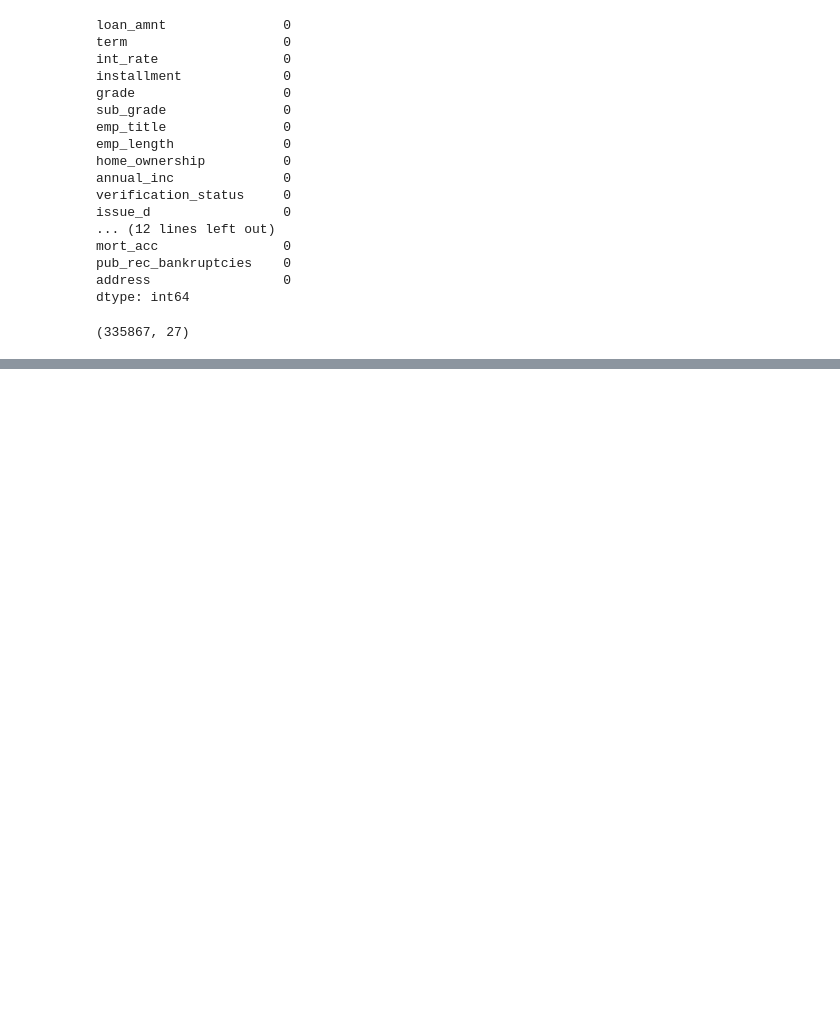
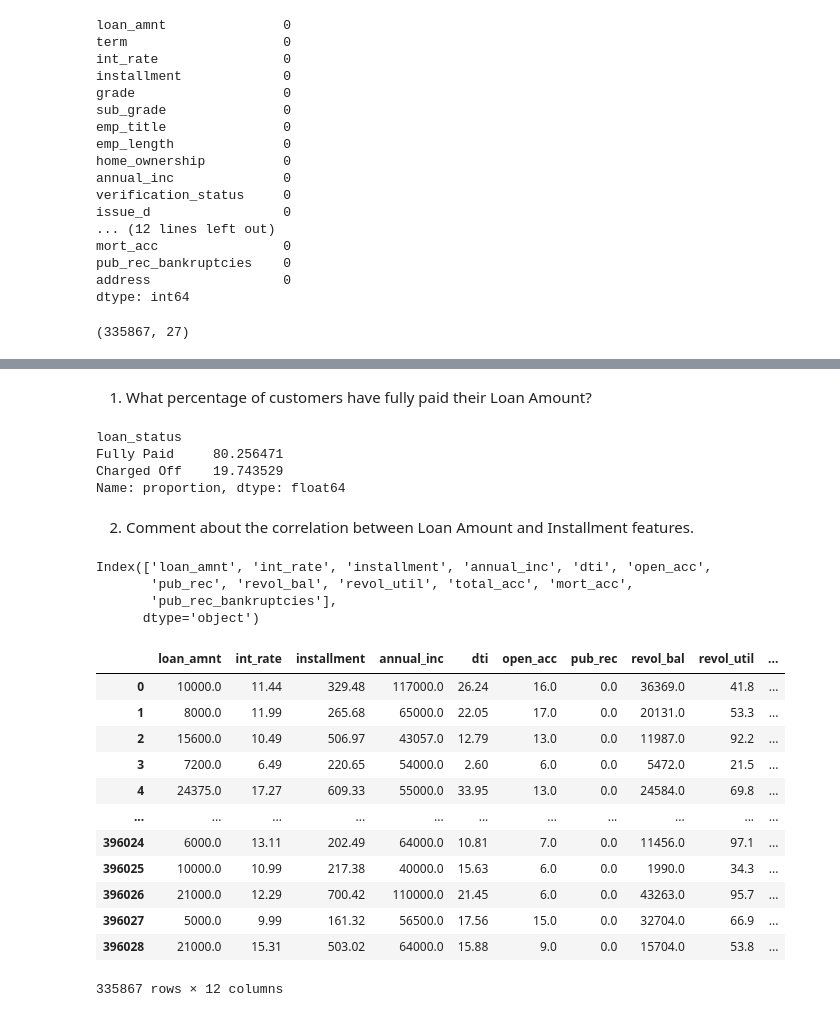
Before and after one commit to Rhy-Shah/ML, a Jupyter notebook: LoanTap/loantap.ipynb, the cells around one changed output, grey strips where cells are left out. Saved outputs shown, nothing was run; the diff lists cells and outputs as text; code cells hidden in the pictures; blank space fills up the shorter version.

```diff
--- a/LoanTap/loantap.ipynb
+++ b/LoanTap/loantap.ipynb
@@ -124,0 +141,36 @@ df.shape
+# %% [markdown]
+1. What percentage of customers have fully paid their Loan Amount?
+# %%
+df ['loan_status'].value_counts(normalize=True)*100
+# %% [output]
+loan_status
+Fully Paid     80.256471
+Charged Off    19.743529
+Name: proportion, dtype: float64
+# %% [markdown]
+2. Comment about the correlation between Loan Amount and Installment features.
+# %%
+float_columns = df.select_dtypes(include=['float64']).columns
+float_columns
+# %% [output]
+Index(['loan_amnt', 'int_rate', 'installment', 'annual_inc', 'dti', 'open_acc',
+       'pub_rec', 'revol_bal', 'revol_util', 'total_acc', 'mort_acc',
+       'pub_rec_bankruptcies'],
+      dtype='object')
+# %%
+df_float = df[float_columns]
+df_float
+# %% [output]
+|  | loan_amnt | int_rate | installment | annual_inc | dti | open_acc | pub_rec | revol_bal | revol_util | ... |
+| 0 | 10000.0 | 11.44 | 329.48 | 117000.0 | 26.24 | 16.0 | 0.0 | 36369.0 | 41.8 | ... |
+| 1 | 8000.0 | 11.99 | 265.68 | 65000.0 | 22.05 | 17.0 | 0.0 | 20131.0 | 53.3 | ... |
+| 2 | 15600.0 | 10.49 | 506.97 | 43057.0 | 12.79 | 13.0 | 0.0 | 11987.0 | 92.2 | ... |
+| 3 | 7200.0 | 6.49 | 220.65 | 54000.0 | 2.60 | 6.0 | 0.0 | 5472.0 | 21.5 | ... |
+| 4 | 24375.0 | 17.27 | 609.33 | 55000.0 | 33.95 | 13.0 | 0.0 | 24584.0 | 69.8 | ... |
+| ... | ... | ... | ... | ... | ... | ... | ... | ... | ... | ... |
+| 396024 | 6000.0 | 13.11 | 202.49 | 64000.0 | 10.81 | 7.0 | 0.0 | 11456.0 | 97.1 | ... |
+| 396025 | 10000.0 | 10.99 | 217.38 | 40000.0 | 15.63 | 6.0 | 0.0 | 1990.0 | 34.3 | ... |
+| 396026 | 21000.0 | 12.29 | 700.42 | 110000.0 | 21.45 | 6.0 | 0.0 | 43263.0 | 95.7 | ... |
+| 396027 | 5000.0 | 9.99 | 161.32 | 56500.0 | 17.56 | 15.0 | 0.0 | 32704.0 | 66.9 | ... |
+| 396028 | 21000.0 | 15.31 | 503.02 | 64000.0 | 15.88 | 9.0 | 0.0 | 15704.0 | 53.8 | ... |
+335867 rows × 12 columns
```
Also changed, not shown: parts of 4 cells of this notebook.
